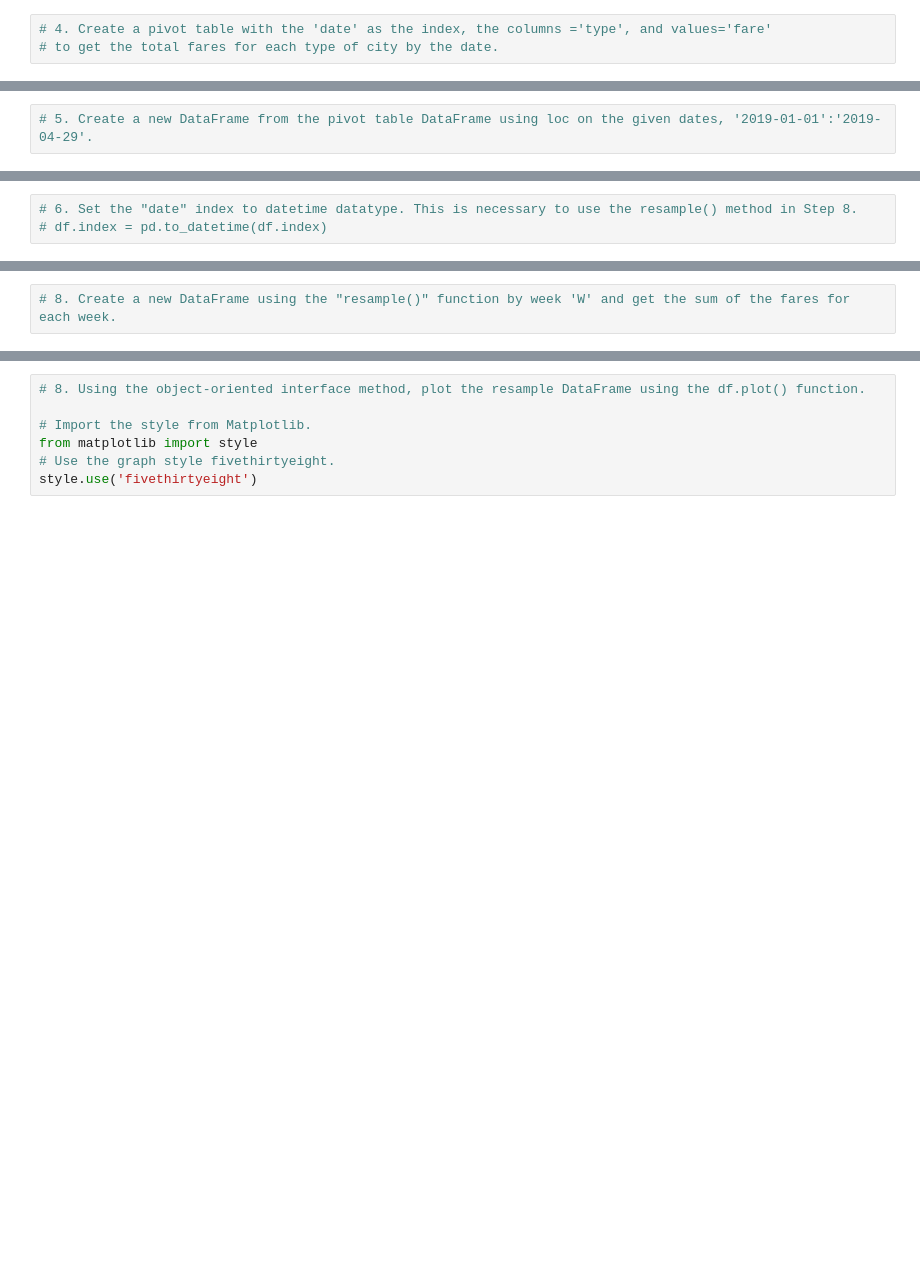
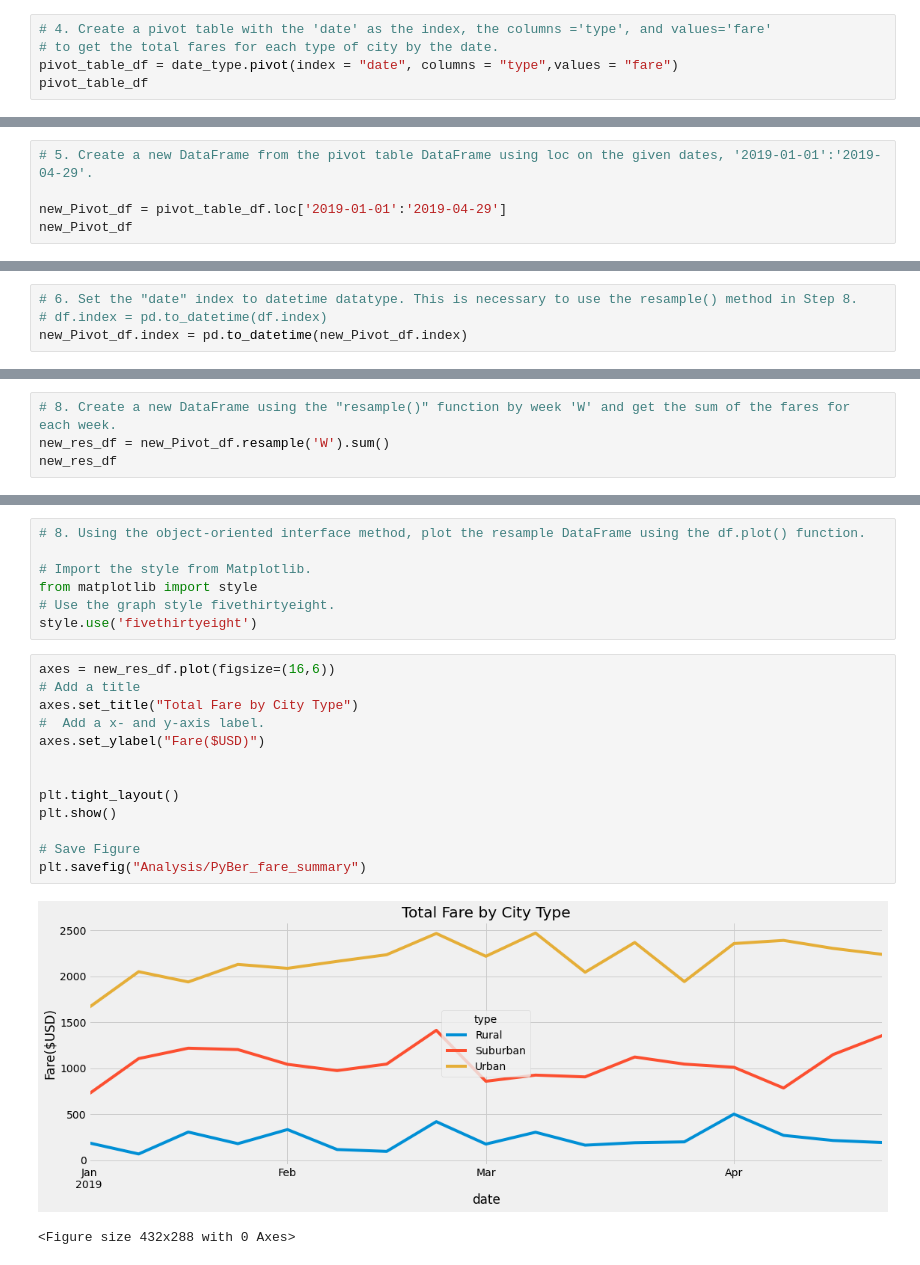
Before and after one commit to Wamuza1/PyBer_Analysis, a Jupyter notebook: PyBer_Challenge.ipynb, the cells around one changed output, grey strips where cells are left out. Saved outputs shown, nothing was run; the diff lists cells and outputs as text; blank space fills up the shorter version.

```diff
--- a/PyBer_Challenge.ipynb
+++ b/PyBer_Challenge.ipynb
@@ -133,3 +173,5 @@ pyber_summary_df
 # %%
 # 4. Create a pivot table with the 'date' as the index, the columns ='type', and values='fare'
 # to get the total fares for each type of city by the date.
+pivot_table_df = date_type.pivot(index = "date", columns = "type",values = "fare")
+pivot_table_df
@@ -136,2 +193,5 @@ pyber_summary_df
 # %%
 # 5. Create a new DataFrame from the pivot table DataFrame using loc on the given dates, '2019-01-01':'2019-04-29'.
+
+new_Pivot_df = pivot_table_df.loc['2019-01-01':'2019-04-29']
+new_Pivot_df
@@ -138,5 +213,6 @@ pyber_summary_df
 # %%
 # 6. Set the "date" index to datetime datatype. This is necessary to use the resample() method in Step 8.
 # df.index = pd.to_datetime(df.index)
+new_Pivot_df.index = pd.to_datetime(new_Pivot_df.index)
 # %%
 # 7. Check that the datatype for the index is datetime using df.info()
@@ -143,2 +231,4 @@ pyber_summary_df
 # %%
 # 8. Create a new DataFrame using the "resample()" function by week 'W' and get the sum of the fares for each week.
+new_res_df = new_Pivot_df.resample('W').sum()
+new_res_df
@@ -149,3 +259,19 @@ pyber_summary_df
 from matplotlib import style
 # Use the graph style fivethirtyeight.
 style.use('fivethirtyeight')
+# %%
+axes = new_res_df.plot(figsize=(16,6))
+# Add a title
+axes.set_title("Total Fare by City Type")
+#  Add a x- and y-axis label.
+axes.set_ylabel("Fare($USD)")
+
+
+plt.tight_layout()
+plt.show()
+
+# Save Figure
+plt.savefig("Analysis/PyBer_fare_summary")
+# %% [output]
+[figure, added]
+<Figure size 432x288 with 0 Axes>
```
Also changed, not shown: parts of 7 cells of this notebook, 2 other files.
